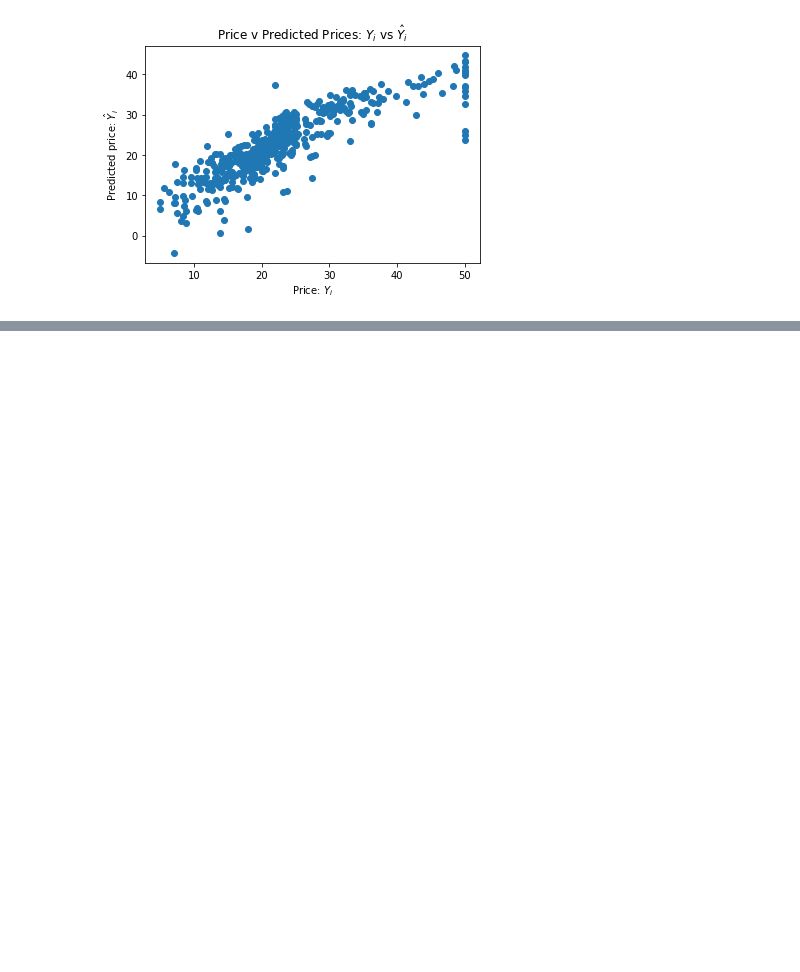
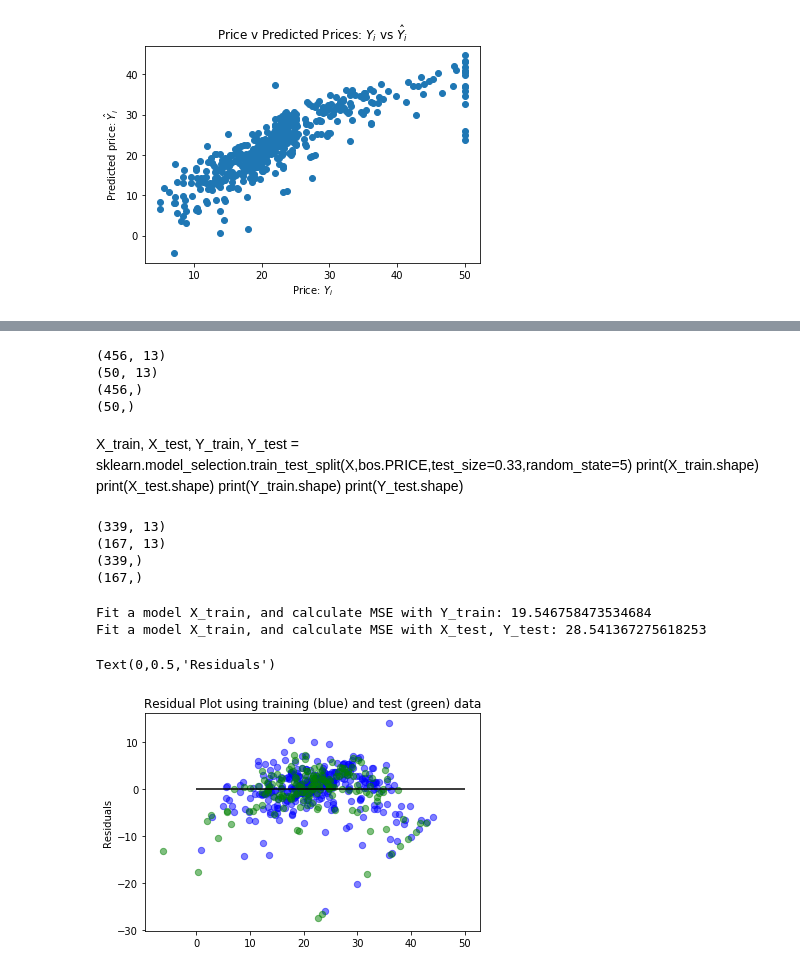
Before and after one commit to khaiphanvan/machinelearning, a Jupyter notebook: linearregession.ipynb, the cells around one changed output, grey strips where cells are left out. Cells and saved outputs as stored; diff of their text form; code cells hidden in the pictures; blank space fills up the shorter version.

Commit message:
linear regession

```diff
--- a/linearregession.ipynb
+++ b/linearregession.ipynb
@@ -145,0 +153,53 @@ lm.fit(X[['PTRATIO']],bos.PRICE)
+# %%
+X_train = X[:-50]
+X_test = X[-50:]
+Y_train = bos.PRICE[:-50]
+Y_test = bos.PRICE[-50:]
+
+print(X_train.shape)
+print(X_test.shape)
+print(Y_train.shape)
+print(Y_test.shape)
+# %% [output]
+(456, 13)
+(50, 13)
+(456,)
+(50,)
+# %% [markdown]
+X_train, X_test, Y_train, Y_test = sklearn.model_selection.train_test_split(X,bos.PRICE,test_size=0.33,random_state=5)
+print(X_train.shape)
+print(X_test.shape)
+print(Y_train.shape)
+print(Y_test.shape)
+# %%
+X_train, X_test, Y_train, Y_test = sklearn.model_selection.train_test_split(X,bos.PRICE,test_size=0.33,random_state=5)
+print(X_train.shape)
+print(X_test.shape)
+print(Y_train.shape)
+print(Y_test.shape)
+# %% [output]
+(339, 13)
+(167, 13)
+(339,)
+(167,)
+# %%
+lm = LinearRegression()
+lm.fit(X_train, Y_train)
+
+pred_train = lm.predict(X_train)
+pred_test = lm.predict(X_test)
+# %%
+print('Fit a model X_train, and calculate MSE with Y_train:', np.mean((Y_train-lm.predict(X_train)) ** 2))
+print('Fit a model X_train, and calculate MSE with X_test, Y_test:', np.mean((Y_test-lm.predict(X_test)) ** 2))
+# %% [output]
+Fit a model X_train, and calculate MSE with Y_train: 19.546758473534684
+Fit a model X_train, and calculate MSE with X_test, Y_test: 28.541367275618253
+# %%
+plt.scatter(lm.predict(X_train),lm.predict(X_train)-Y_train,c='b',s=40,alpha=0.5)
+plt.scatter(lm.predict(X_test),lm.predict(X_test)-Y_test,c='g',s=40,alpha=0.5)
+plt.hlines(y=0,xmin=0,xmax=50)
+plt.title('Residual Plot using training (blue) and test (green) data')
+plt.ylabel('Residuals')
+# %% [output]
+Text(0,0.5,'Residuals')
+[figure, added]
```
Also changed, not shown: parts of 5 cells of this notebook, 1 other file.
